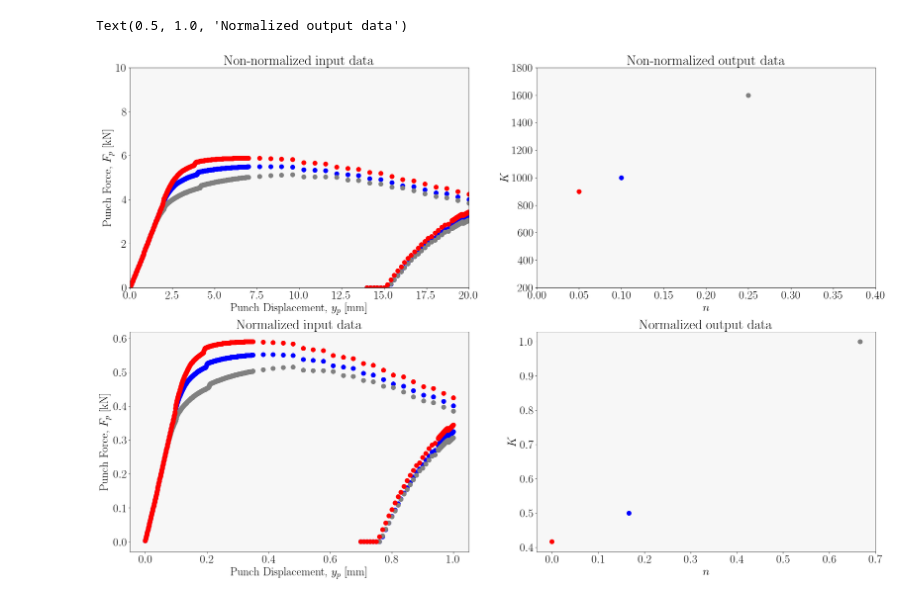
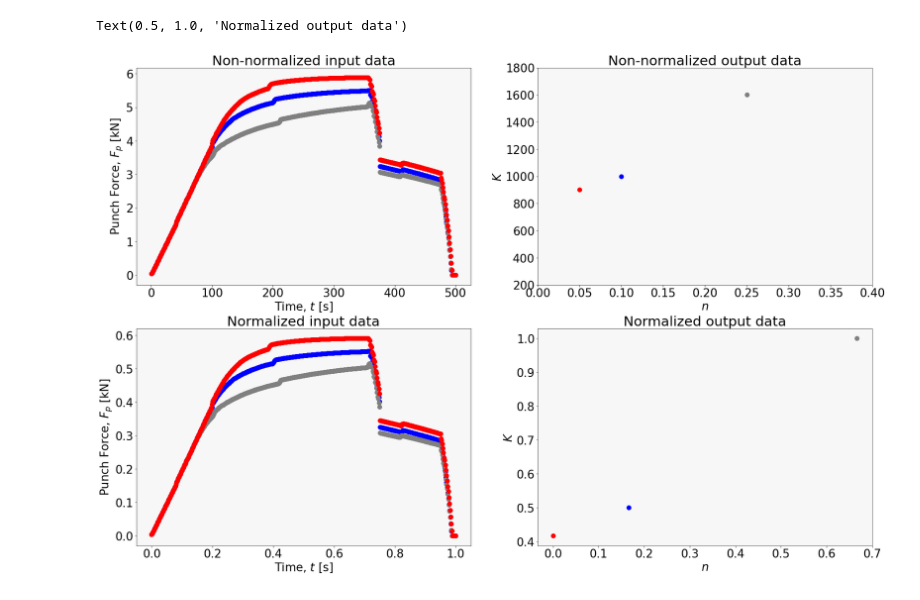
Before and after one commit to DaJaCruz/PhD, a Jupyter notebook: RNN.ipynb, the cells around one changed output. Saved outputs shown, nothing was run; the diff lists cells and outputs as text; code cells hidden in the pictures.

```diff
--- a/RNN.ipynb
+++ b/RNN.ipynb
@@ -42,8 +42,8 @@ params = {"ytick.color": (0, 0, 0),
           "grid.color": (.9, .9, .9),
           "text.color": (0, 0, 0),
           "axes.labelcolor": (0, 0, 0),
-          "axes.edgecolor": (.15, .15, .15),
-          "text.usetex": True
+          "axes.edgecolor": (.15, .15, .15)#,
+          #"text.usetex": True
           }
 plt.rcParams.update(params)
 linewidth=3.0
@@ -54,7 +54,7 @@ df = pd.read_csv(url, delimiter=';')
 # %%
 
 # Split raw data in Input (X) and Output (Y) data
-X_data_raw = df.loc[:,['Input_4','Input_5']].values
+X_data_raw = df.loc[:,['Input_1','Input_5']].values
 Y_data_raw = df.loc[:,['Output_1', 'Output_3']].values
 # %%
 #
@@ -100,12 +100,12 @@ ax1_ANN.plot(X_data[Case_1,:,0], X_data[Case_1,:,1], 'o', markersize=10, color='
 ax1_ANN.plot(X_data[Case_2,:,0], X_data[Case_2,:,1], 'o', markersize=10, color='gray', label="training points") # show Non-normalized training data
 ax1_ANN.plot(X_data[Case_3,:,0], X_data[Case_3,:,1], 'o', markersize=10, color='red', label="training points") # show Non-normalized training data
 ax1_ANN.set_ylabel('Punch Force, $F_p$ [kN]')
-ax1_ANN.set_xlabel('Punch Displacement, $y_p$ [mm]')
+ax1_ANN.set_xlabel('Time, $t$ [s]')
 ax1_ANN.set_title('Non-normalized input data')
 #ax1_ANN.legen#d(['training', 'testing', 'validation' ], loc='best')
 #ax1_ANN.grid(True, color='gray', linestyle='-')
-ax1_ANN.set_ylim([0, 10])
-ax1_ANN.set_xlim([0, 20])
+# ax1_ANN.set_ylim([0, 10])
+# ax1_ANN.set_xlim([0, 20])
 
 # K-n Points
 ax2_ANN.plot(Y_data[Case_1,1,:], Y_data[Case_1,0,:], 'o', markersize=10, color='blue') # show normalized training data
@@ -119,32 +119,32 @@ ax2_ANN.set_title('Non-normalized output data')
 ax2_ANN.set_ylim([200, 1800])
 ax2_ANN.set_xlim([0, 0.4])
 
 ax3_ANN.plot(X_data_scaled[Case_1,:,0], X_data_scaled[Case_1,:,1], 'o', markersize=10, color='blue', label="training points") # show Non-normalized training data
 ax3_ANN.plot(X_data_scaled[Case_2,:,0], X_data_scaled[Case_2,:,1], 'o', markersize=10, color='gray', label="training points") # show Non-normalized training data
 ax3_ANN.plot(X_data_scaled[Case_3,:,0], X_data_scaled[Case_3,:,1], 'o', markersize=10, color='red', label="training points") # show Non-normalized training data
 ax3_ANN.set_ylabel('Punch Force, $F_p$ [kN]')
-ax3_ANN.set_xlabel('Punch Displacement, $y_p$ [mm]')
+ax3_ANN.set_xlabel('Time, $t$ [s]')
 ax3_ANN.set_title('Normalized input data')
 #ax1_ANN.legen#d(['training', 'testing', 'validation' ], loc='best')
 #ax1_ANN.grid(True, color='gray', linestyle='-')
 # ax3_ANN.set_ylim([-1, 1])
 # ax3_ANN.set_xlim([-1, 1])
 
 # K-n Points
 ax4_ANN.plot(Y_data_scaled[Case_1,1,:], Y_data_scaled[Case_1,0,:], 'o', markersize=10, color='blue') # show normalized training data
 ax4_ANN.plot(Y_data_scaled[Case_2,1,:], Y_data_scaled[Case_2,0,:], 'o', markersize=10, color='gray') # show normalized training data
 ax4_ANN.plot(Y_data_scaled[Case_3,1,:], Y_data_scaled[Case_3,0,:], 'o', markersize=10, color='red') # show normalized training data
 ax4_ANN.set_ylabel('$K$')
 ax4_ANN.set_xlabel('$n$')
 ax4_ANN.set_title('Normalized output data')
 # ax2_ANN.legend(['training', 'testing', 'validation'], loc='upper right')
 #ax1_ANN.grid(True, color='gray', linestyle='-')
 # ax4_ANN.set_ylim([-1.25, 1.25])
 # ax4_ANN.set_xlim([-1.25, 1.25])
 
 
 # Create figure with specified size
 # fig_ANN.set_size_inches(22, 10)
 # %% [output]
 Text(0.5, 1.0, 'Normalized output data')
-[figure, old version]
+[figure, new version]
```
Also changed, not shown: parts of 13 cells of this notebook.
